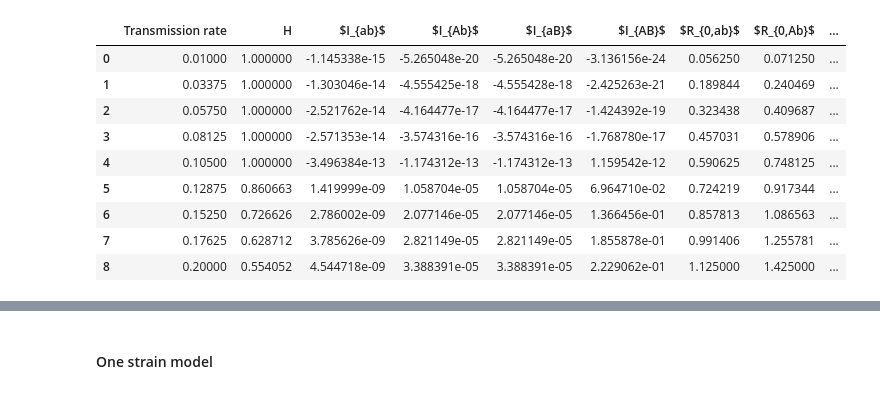
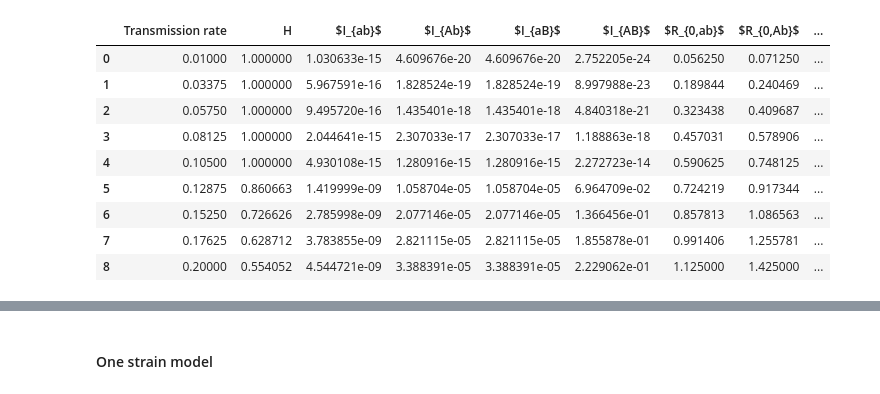
Before and after one commit to NGorga/MDR_different-genotypes, a Jupyter notebook: negative values and one strain model.ipynb, the cells around one changed output, grey strips where cells are left out. Saved outputs shown, nothing was run; the diff lists cells and outputs as text; code cells hidden in the pictures.

```diff
--- a/negative values and one strain model.ipynb
+++ b/negative values and one strain model.ipynb
@@ -63,22 +65,29 @@ def ODEs (y,t,p,b_ab, b_Ab, b_aB, b_AB):
 
     return [dH, dI_ab, dI_Ab, dI_aB, dI_AB]
 # %%
-def calculate_90_threshold (sol, t):
-    I_total = sol[:,1] + sol[:,2] + sol[:,3] + sol[:,4]
+def calculate_90_threshold (sol):
+    I_total = sol.y[1,:]+sol.y[2,:]+sol.y[3,:]+sol.y[4,:]
 
     proportion_I_AB = np.divide(
-        sol[:,4],
+        sol.y[4,:],
         I_total,
         out=np.zeros_like(I_total),
-        where = (I_total)!=0
-    )
-
-    indices = np.where(proportion_I_AB >= 0.9)[0]
+        where = (I_total) > 1e-7)
+    validity = I_total > 1e-7
+    indices = np.where((proportion_I_AB >= 0.9) & validity & (sol.y[4,:] > 0))[0]
 
     if len(indices) > 0:
-        return t[indices[0]]
+        return sol.t[indices[0]]
     else:
         return np.nan
+
+def get_proportion_I_AB(sol):
+    I_total = sol.y[1,:] + sol.y[2,:] + sol.y[3,:] + sol.y[4,:]
+    proportion = np.full_like(I_total, np.nan)
+    valid = I_total >  1e-7
+    proportion[valid] = sol.y[4, valid] / I_total[valid]
+
+    return proportion
 # %%
 def calculate_R0 (b_ab, b_Ab, b_aB, b_AB, p):
     R0_ab = b_ab * p['K'] / p['mu']
@@ -107,57 +116,62 @@ for transmission in transmission_range:
     b_aB = p_c['beta'] * (1 - e_1) * (1 - p_c['rhor'])
     b_AB = p_c['beta'] * (1 - p_c['rhor'])**2
 
-    b_total = (b_ab, b_Ab, b_aB, b_AB)
+    b_total = b_ab, b_Ab, b_aB, b_AB
 
-    sol = odeint(ODEs, y0, t, args=(p_c, *b_total),)
+    sol = solve_ivp ( ODEs, [t[0],t[-1]], y0, t_eval=t, args=(p_c, b_total),
+                      method = 'Radau',rtol = 1e-6, atol = 1e-9)
+    if not sol.success:
+        print('integration failed')
 
     R0_ab, R0_Ab, R0_aB, R0_AB = calculate_R0(b_ab, b_Ab, b_aB, b_AB, p_c)
 
     R0_results.append([R0_ab, R0_Ab, R0_aB, R0_AB])
-    t_90 = calculate_90_threshold(sol, t)
+    t_90 = calculate_90_threshold (sol)
     t90_results.append(t_90)
     full_dynamics_transmission.append(sol)
+
+#np.min(sol.y)
 # %%
 rows = []
 
 for i, sol in enumerate(full_dynamics_transmission):
     rows.append([
         transmission_range[i],
-        sol[-1, 0],
-        sol[-1, 1],
-        sol[-1, 2],
-        sol[-1, 3],
-        sol[-1, 4],
+        sol.y[0, -1],
+        sol.y[1, -1],
+        sol.y[2, -1],
+        sol.y[3, -1],
+        sol.y[4, -1],
         R0_results[i][0],
         R0_results[i][1],
         R0_results[i][2],
         R0_results[i][3],
         t90_results[i],
     ])
 
 df_summary = pd.DataFrame(rows, columns=[
     "Transmission rate",
     "H",
     "$I_{ab}$",
     "$I_{Ab}$",
     "$I_{aB}$",
     "$I_{AB}$",
     "$R_{0,ab}$",
     "$R_{0,Ab}$",
     "$R_{0,aB}$",
     "$R_{0,AB}$",
     "90%$I_{AB}$time"
 ])
 
 df_summary
 # %% [output]
 |  | Transmission rate | H | $I_{ab}$ | $I_{Ab}$ | $I_{aB}$ | $I_{AB}$ | $R_{0,ab}$ | $R_{0,Ab}$ | ... |
-| 0 | 0.01000 | 1.000000 | -1.145338e-15 | -5.265048e-20 | -5.265048e-20 | -3.136156e-24 | 0.056250 | 0.071250 | ... |
-| 1 | 0.03375 | 1.000000 | -1.303046e-14 | -4.555425e-18 | -4.555428e-18 | -2.425263e-21 | 0.189844 | 0.240469 | ... |
-| 2 | 0.05750 | 1.000000 | -2.521762e-14 | -4.164477e-17 | -4.164477e-17 | -1.424392e-19 | 0.323438 | 0.409687 | ... |
-| 3 | 0.08125 | 1.000000 | -2.571353e-14 | -3.574316e-16 | -3.574316e-16 | -1.768780e-17 | 0.457031 | 0.578906 | ... |
-| 4 | 0.10500 | 1.000000 | -3.496384e-13 | -1.174312e-13 | -1.174312e-13 | 1.159542e-12 | 0.590625 | 0.748125 | ... |
-| 5 | 0.12875 | 0.860663 | 1.419999e-09 | 1.058704e-05 | 1.058704e-05 | 6.964710e-02 | 0.724219 | 0.917344 | ... |
-| 6 | 0.15250 | 0.726626 | 2.786002e-09 | 2.077146e-05 | 2.077146e-05 | 1.366456e-01 | 0.857813 | 1.086563 | ... |
-| 7 | 0.17625 | 0.628712 | 3.785626e-09 | 2.821149e-05 | 2.821149e-05 | 1.855878e-01 | 0.991406 | 1.255781 | ... |
-| 8 | 0.20000 | 0.554052 | 4.544718e-09 | 3.388391e-05 | 3.388391e-05 | 2.229062e-01 | 1.125000 | 1.425000 | ... |
+| 0 | 0.01000 | 1.000000 | 1.030633e-15 | 4.609676e-20 | 4.609676e-20 | 2.752205e-24 | 0.056250 | 0.071250 | ... |
+| 1 | 0.03375 | 1.000000 | 5.967591e-16 | 1.828524e-19 | 1.828524e-19 | 8.997988e-23 | 0.189844 | 0.240469 | ... |
+| 2 | 0.05750 | 1.000000 | 9.495720e-16 | 1.435401e-18 | 1.435401e-18 | 4.840318e-21 | 0.323438 | 0.409687 | ... |
+| 3 | 0.08125 | 1.000000 | 2.044641e-15 | 2.307033e-17 | 2.307033e-17 | 1.188863e-18 | 0.457031 | 0.578906 | ... |
+| 4 | 0.10500 | 1.000000 | 4.930108e-15 | 1.280916e-15 | 1.280916e-15 | 2.272723e-14 | 0.590625 | 0.748125 | ... |
+| 5 | 0.12875 | 0.860663 | 1.419999e-09 | 1.058704e-05 | 1.058704e-05 | 6.964709e-02 | 0.724219 | 0.917344 | ... |
+| 6 | 0.15250 | 0.726626 | 2.785998e-09 | 2.077146e-05 | 2.077146e-05 | 1.366456e-01 | 0.857813 | 1.086563 | ... |
+| 7 | 0.17625 | 0.628712 | 3.783855e-09 | 2.821115e-05 | 2.821115e-05 | 1.855878e-01 | 0.991406 | 1.255781 | ... |
+| 8 | 0.20000 | 0.554052 | 4.544721e-09 | 3.388391e-05 | 3.388391e-05 | 2.229062e-01 | 1.125000 | 1.425000 | ... |
```
Also changed, not shown: parts of 7 cells of this notebook.
